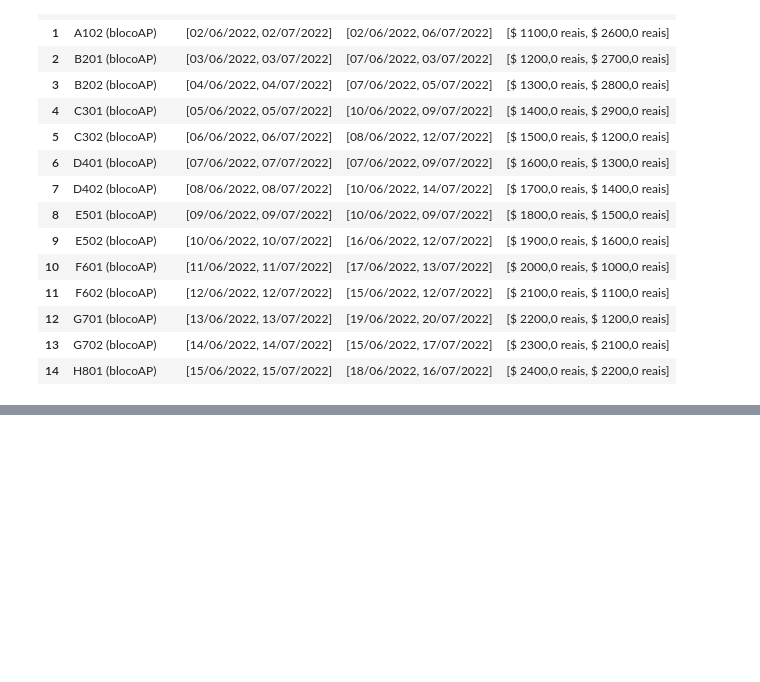
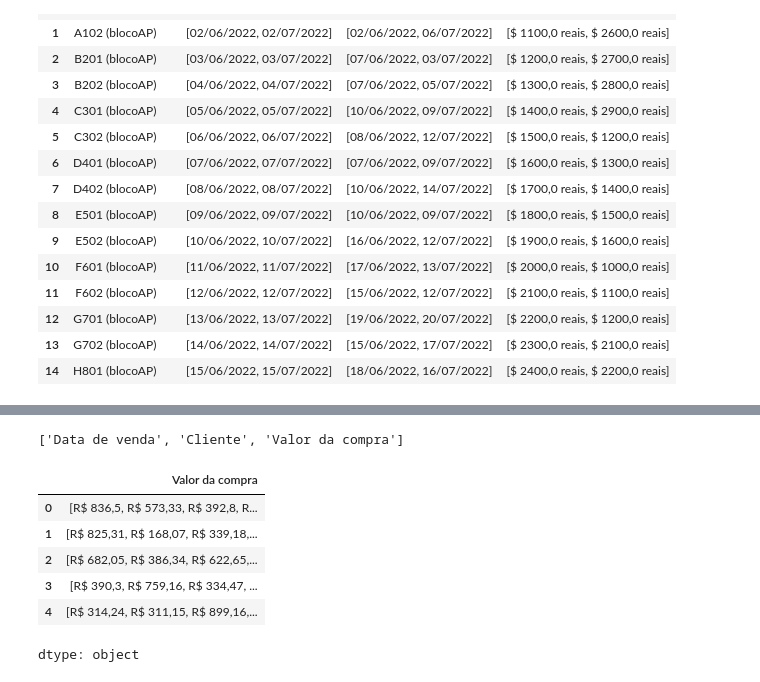
Before and after one commit to Zuzed22/Pandas-conociendo-la-biblioteca, a Jupyter notebook: Desafío_trabajando_en_otros_contextos.ipynb, the cells around one changed output, grey strips where cells are left out. Drawn from its saved outputs; the diff is of its cells as text; code cells hidden in the pictures; blank space fills up the shorter version.

```diff
--- a/Desafío_trabajando_en_otros_contextos.ipynb
+++ b/Desafío_trabajando_en_otros_contextos.ipynb
@@ -91,0 +97,3 @@ datos
+# %%
+datos = pd.read_json('/content/dados_vendas_clientes.json')
+datos.head()
@@ -91,0 +107,17 @@ datos
+# %%
+columnas = list(datos.columns)
+columnas
+# %% [output]
+['Data de venda', 'Cliente', 'Valor da compra']
+# %%
+datos = pd.json_normalize(datos['dados_vendas'])
+# %%
+datos['Valor da compra']
+# %% [output]
+|  | Valor da compra |
+| 0 | [R$ 836,5, R$ 573,33, R$ 392,8, R... |
+| 1 | [R$ 825,31, R$ 168,07, R$ 339,18,... |
+| 2 | [R$ 682,05, R$ 386,34, R$ 622,65,... |
+| 3 | [R$ 390,3, R$ 759,16, R$ 334,47, ... |
+| 4 | [R$ 314,24, R$ 311,15, R$ 899,16,... |
+dtype: object
```
Also changed, not shown: parts of 26 cells of this notebook.
